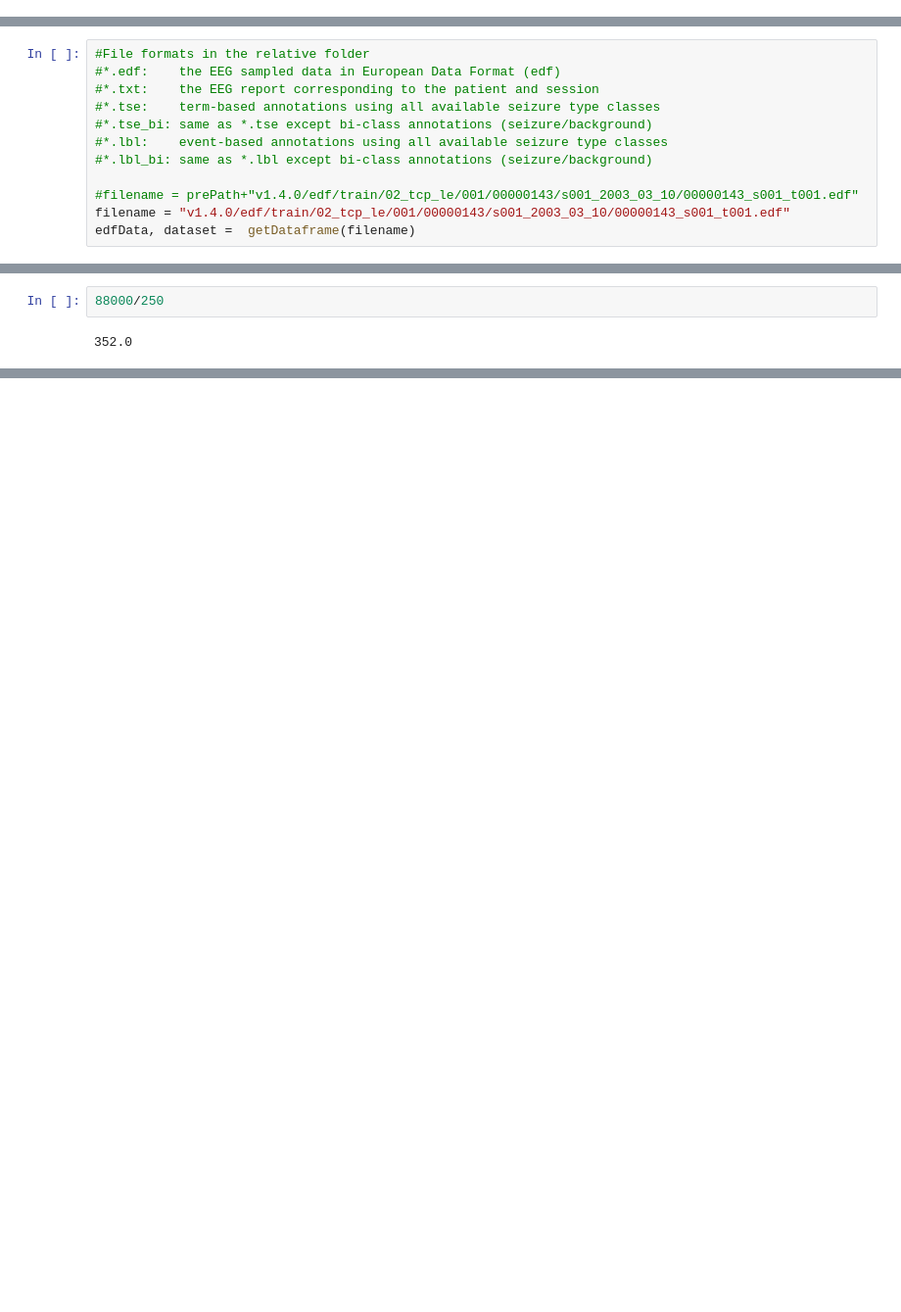
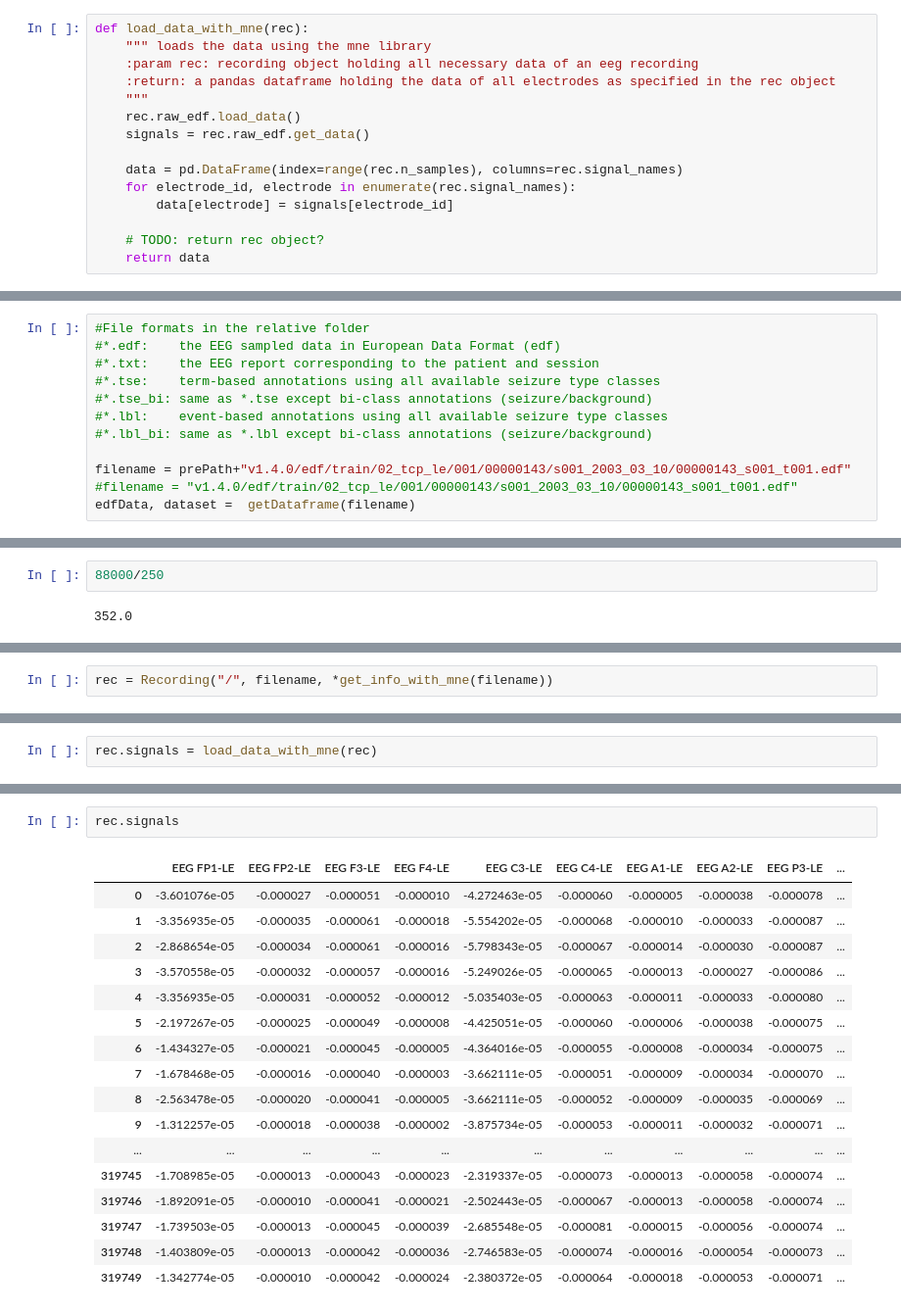
Before and after one commit to Marvin84/seizureTypeEEG, a Jupyter notebook: PreprocessExperiments.ipynb, the cells around one changed output, grey strips where cells are left out. Shown at 98% size. Drawn from its saved outputs; the diff is of its cells as text; blank space fills up the shorter version.

```diff
--- a/PreprocessExperiments.ipynb
+++ b/PreprocessExperiments.ipynb
@@ -105,6 +379,21 @@ def to_np_array(X):
         return out
 
     return np.array(X)
+# %%
+def load_data_with_mne(rec):
+    """ loads the data using the mne library
+    :param rec: recording object holding all necessary data of an eeg recording
+    :return: a pandas dataframe holding the data of all electrodes as specified in the rec object
+    """
+    rec.raw_edf.load_data()
+    signals = rec.raw_edf.get_data()
+
+    data = pd.DataFrame(index=range(rec.n_samples), columns=rec.signal_names)
+    for electrode_id, electrode in enumerate(rec.signal_names):
+        data[electrode] = signals[electrode_id]
+
+    # TODO: return rec object?
+    return data
 # %%
 class Slice:
     """
@@ -161,7 +448,7 @@ def getDataframe(filename):
 #*.lbl:    event-based annotations using all available seizure type classes
 #*.lbl_bi: same as *.lbl except bi-class annotations (seizure/background)
 
-#filename = prePath+"v1.4.0/edf/train/02_tcp_le/001/00000143/s001_2003_03_10/00000143_s001_t001.edf"
-filename = "v1.4.0/edf/train/02_tcp_le/001/00000143/s001_2003_03_10/00000143_s001_t001.edf"
+filename = prePath+"v1.4.0/edf/train/02_tcp_le/001/00000143/s001_2003_03_10/00000143_s001_t001.edf"
+#filename = "v1.4.0/edf/train/02_tcp_le/001/00000143/s001_2003_03_10/00000143_s001_t001.edf"
 edfData, dataset =  getDataframe(filename)
 # %% [output]
@@ -259,0 +556,2 @@ getLabelAndTimeStartAndEnd(segLabelFilenames[p]+".tse")
+# %%
+rec = Recording("/", filename, *get_info_with_mne(filename))
@@ -259,0 +586,2 @@ getLabelAndTimeStartAndEnd(segLabelFilenames[p]+".tse")
+# %%
+rec.signals = load_data_with_mne(rec)
@@ -259,0 +592,20 @@ getLabelAndTimeStartAndEnd(segLabelFilenames[p]+".tse")
+# %%
+rec.signals
+# %% [output]
+|  | EEG FP1-LE | EEG FP2-LE | EEG F3-LE | EEG F4-LE | EEG C3-LE | EEG C4-LE | EEG A1-LE | EEG A2-LE | EEG P3-LE | ... |
+| 0 | -3.601076e-05 | -0.000027 | -0.000051 | -0.000010 | -4.272463e-05 | -0.000060 | -0.000005 | -0.000038 | -0.000078 | ... |
+| 1 | -3.356935e-05 | -0.000035 | -0.000061 | -0.000018 | -5.554202e-05 | -0.000068 | -0.000010 | -0.000033 | -0.000087 | ... |
+| 2 | -2.868654e-05 | -0.000034 | -0.000061 | -0.000016 | -5.798343e-05 | -0.000067 | -0.000014 | -0.000030 | -0.000087 | ... |
+| 3 | -3.570558e-05 | -0.000032 | -0.000057 | -0.000016 | -5.249026e-05 | -0.000065 | -0.000013 | -0.000027 | -0.000086 | ... |
+| 4 | -3.356935e-05 | -0.000031 | -0.000052 | -0.000012 | -5.035403e-05 | -0.000063 | -0.000011 | -0.000033 | -0.000080 | ... |
+| 5 | -2.197267e-05 | -0.000025 | -0.000049 | -0.000008 | -4.425051e-05 | -0.000060 | -0.000006 | -0.000038 | -0.000075 | ... |
+| 6 | -1.434327e-05 | -0.000021 | -0.000045 | -0.000005 | -4.364016e-05 | -0.000055 | -0.000008 | -0.000034 | -0.000075 | ... |
+| 7 | -1.678468e-05 | -0.000016 | -0.000040 | -0.000003 | -3.662111e-05 | -0.000051 | -0.000009 | -0.000034 | -0.000070 | ... |
+| 8 | -2.563478e-05 | -0.000020 | -0.000041 | -0.000005 | -3.662111e-05 | -0.000052 | -0.000009 | -0.000035 | -0.000069 | ... |
+| 9 | -1.312257e-05 | -0.000018 | -0.000038 | -0.000002 | -3.875734e-05 | -0.000053 | -0.000011 | -0.000032 | -0.000071 | ... |
+| ... | ... | ... | ... | ... | ... | ... | ... | ... | ... | ... |
+| 319745 | -1.708985e-05 | -0.000013 | -0.000043 | -0.000023 | -2.319337e-05 | -0.000073 | -0.000013 | -0.000058 | -0.000074 | ... |
+| 319746 | -1.892091e-05 | -0.000010 | -0.000041 | -0.000021 | -2.502443e-05 | -0.000067 | -0.000013 | -0.000058 | -0.000074 | ... |
+| 319747 | -1.739503e-05 | -0.000013 | -0.000045 | -0.000039 | -2.685548e-05 | -0.000081 | -0.000015 | -0.000056 | -0.000074 | ... |
+| 319748 | -1.403809e-05 | -0.000013 | -0.000042 | -0.000036 | -2.746583e-05 | -0.000074 | -0.000016 | -0.000054 | -0.000073 | ... |
+| 319749 | -1.342774e-05 | -0.000010 | -0.000042 | -0.000024 | -2.380372e-05 | -0.000064 | -0.000018 | -0.000053 | -0.000071 | ... |
```
Also changed, not shown: parts of 25 cells of this notebook.
